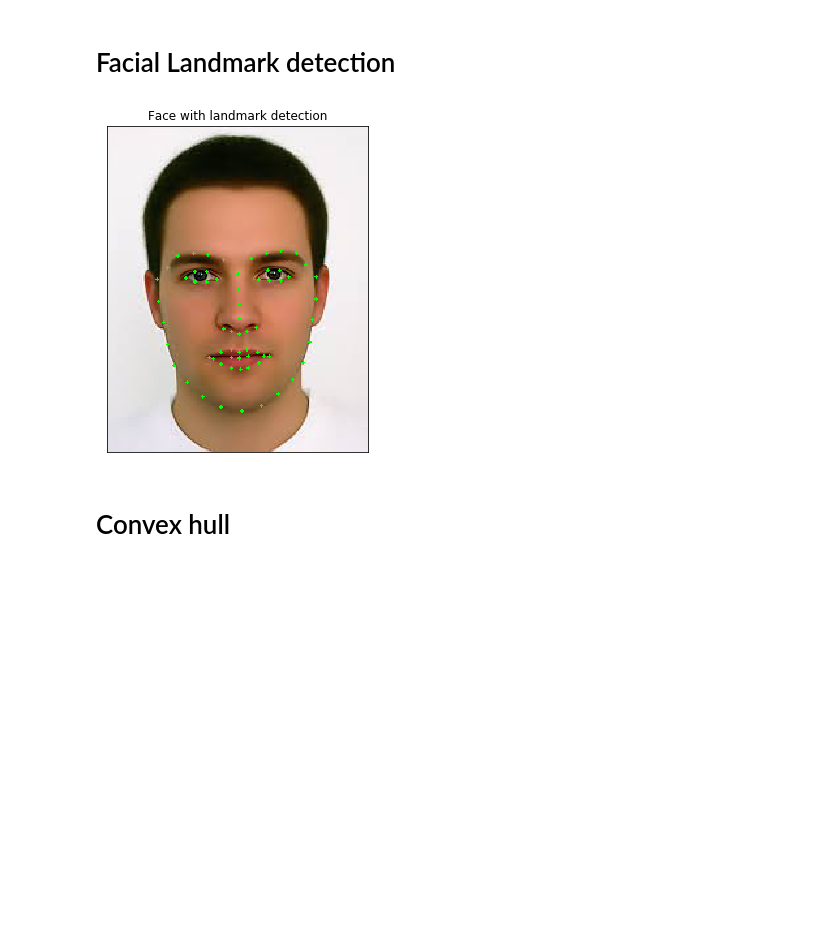
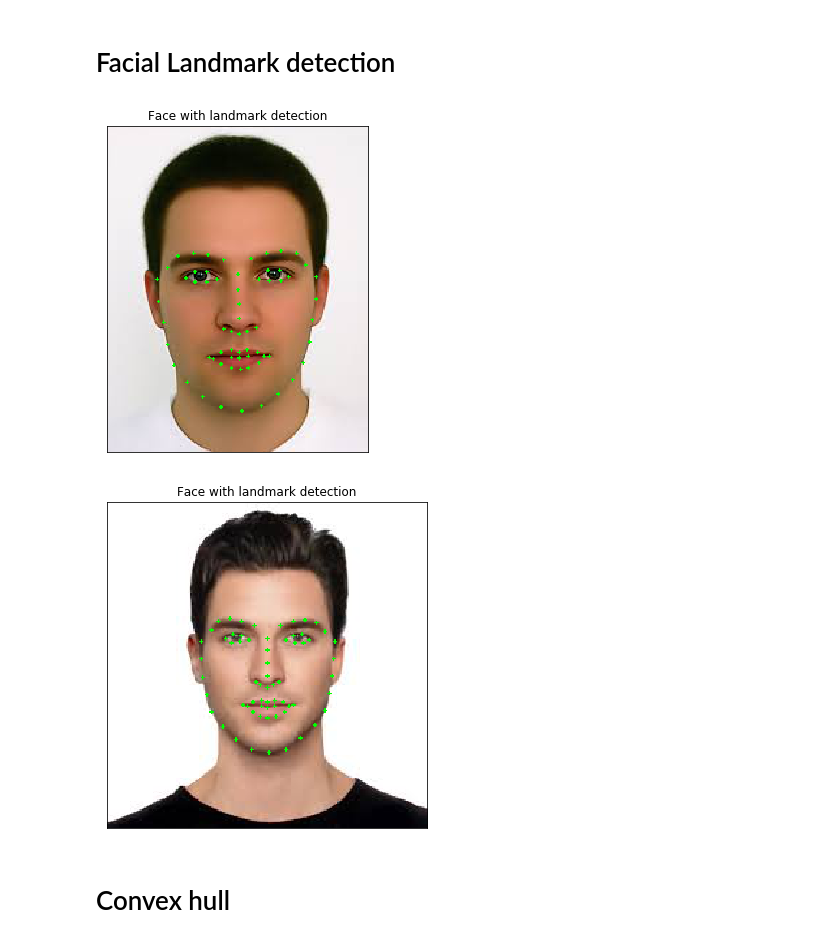
Before and after one commit to betogaona7/hairstyle, a Jupyter notebook: FS-Warping-Technique/Image-warping.ipynb, the cells around one changed output. Drawn from its saved outputs; the diff is of its cells as text; code cells hidden in the pictures; blank space fills up the shorter version.

Commit message:
scale to two faces

```diff
--- a/FS-Warping-Technique/Image-warping.ipynb
+++ b/FS-Warping-Technique/Image-warping.ipynb
@@ -14,36 +14,42 @@ def get_facial_landmarks(predictor_path, image_path):
     dets = detector(image, 1)
     #print("Number of faces detected: {}".format(len(dets)))
     for k, d in enumerate(dets):
         #print("Detection {}: Left: {} Top: {} Right: {} Bottom: {}".format(k, d.left(), d.top(), d.right(), d.bottom()))
         shape = predictor(image, d)
     vec = np.empty([68, 2], dtype = int)
     for b in range(68):
         vec[b][0] = shape.part(b).x
         vec[b][1] = shape.part(b).y
     return vec
 
 def show_facial_landmarks(landmarks, image_path):
     img = cv2.imread(image_path)
     image = cv2.cvtColor(img, cv2.COLOR_BGR2RGB)
 
     for landmark in landmarks:
         cv2.circle(image, (landmark[0], landmark[1]), 1, (0,255,0), -1)
 
     fig = plt.figure(figsize=(6, 6,))
     ax1 = fig.add_subplot(111)
     ax1.set_xticks([])
     ax1.set_yticks([])
 
     ax1.set_title('Face with landmark detection')
     ax1.imshow(image)
     return None
 
-image_path = './img/face.jpeg'
+source_img = './img/source-face.jpeg'
+target_img = './img/target-face.jpeg'
 predictor_path = './../detector_architectures/shape_predictor_68_face_landmarks.dat'
-landmarks = get_facial_landmarks(predictor_path, image_path)
-show_facial_landmarks(landmarks, image_path)
+
+source_landmarks = get_facial_landmarks(predictor_path, source_img)
+target_landmarks = get_facial_landmarks(predictor_path, target_img)
+
+show_facial_landmarks(source_landmarks, source_img)
+show_facial_landmarks(target_landmarks, target_img)
 # %% [output]
 [figure]
+[figure, added]
 # %% [markdown]
 # Convex hull
 # %%
```
Also changed, not shown: parts of 4 cells of this notebook.
